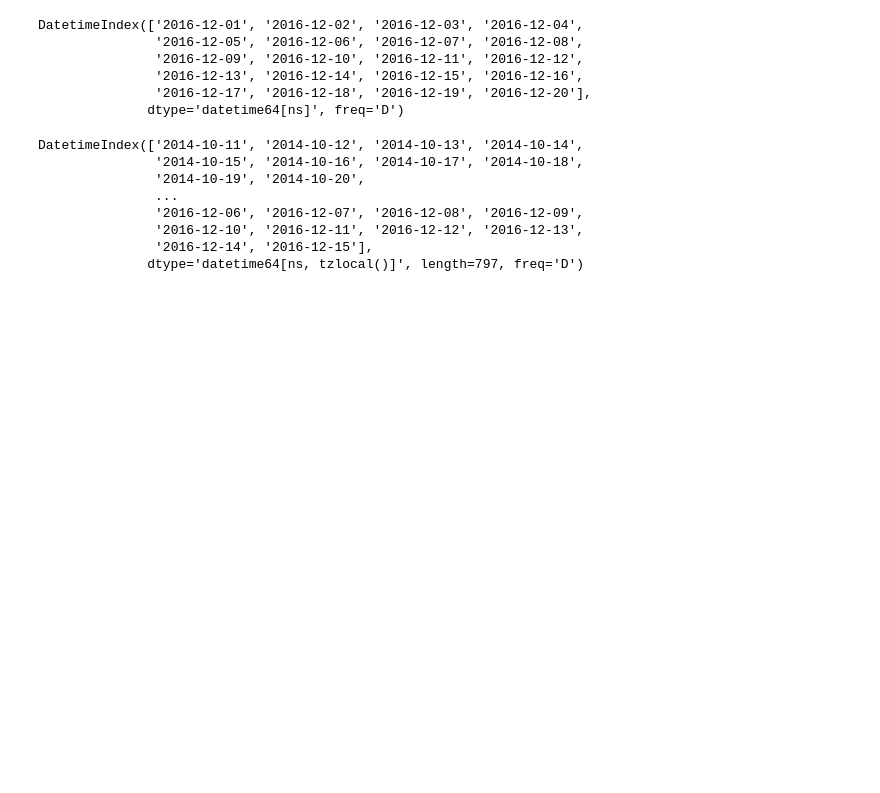
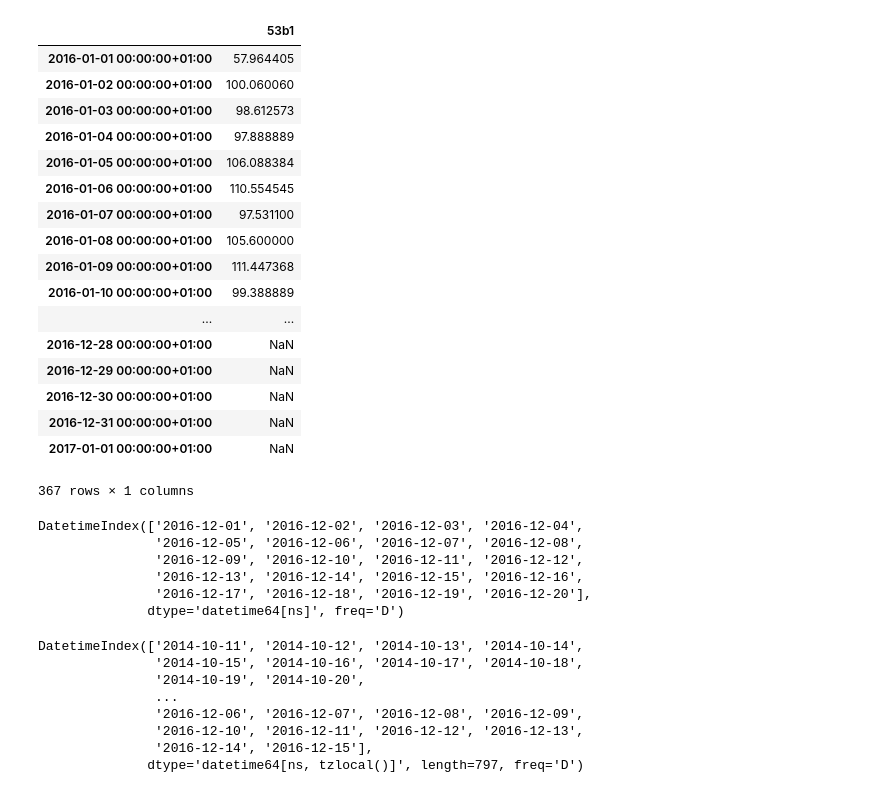
Before and after one commit to opengridcc/opengrid-dev, a Jupyter notebook: notebooks/Analysis/Electricity_standby.ipynb, the cells around one changed output. Drawn from its saved outputs; the diff is of its cells as text; code cells hidden in the pictures; blank space fills up the shorter version.

```diff
--- a/notebooks/Analysis/Electricity_standby.ipynb
+++ b/notebooks/Analysis/Electricity_standby.ipynb
@@ -108,3 +63,24 @@ memory usage: 205.5 KB
+# %%
+dfdaymin
+# %% [output]
+|  | 53b1 |
+| 2016-01-01 00:00:00+01:00 | 57.964405 |
+| 2016-01-02 00:00:00+01:00 | 100.060060 |
+| 2016-01-03 00:00:00+01:00 | 98.612573 |
+| 2016-01-04 00:00:00+01:00 | 97.888889 |
+| 2016-01-05 00:00:00+01:00 | 106.088384 |
+| 2016-01-06 00:00:00+01:00 | 110.554545 |
+| 2016-01-07 00:00:00+01:00 | 97.531100 |
+| 2016-01-08 00:00:00+01:00 | 105.600000 |
+| 2016-01-09 00:00:00+01:00 | 111.447368 |
+| 2016-01-10 00:00:00+01:00 | 99.388889 |
+| ... | ... |
+| 2016-12-28 00:00:00+01:00 | NaN |
+| 2016-12-29 00:00:00+01:00 | NaN |
+| 2016-12-30 00:00:00+01:00 | NaN |
+| 2016-12-31 00:00:00+01:00 | NaN |
+| 2017-01-01 00:00:00+01:00 | NaN |
+367 rows × 1 columns
 # %%
 pd.DatetimeIndex(start='2016-12-01 00:00:00', freq='D', end='2016-12-20 00:00:00')
 # %% [output]
```
Also changed, not shown: parts of 13 cells of this notebook, 1 other file.
